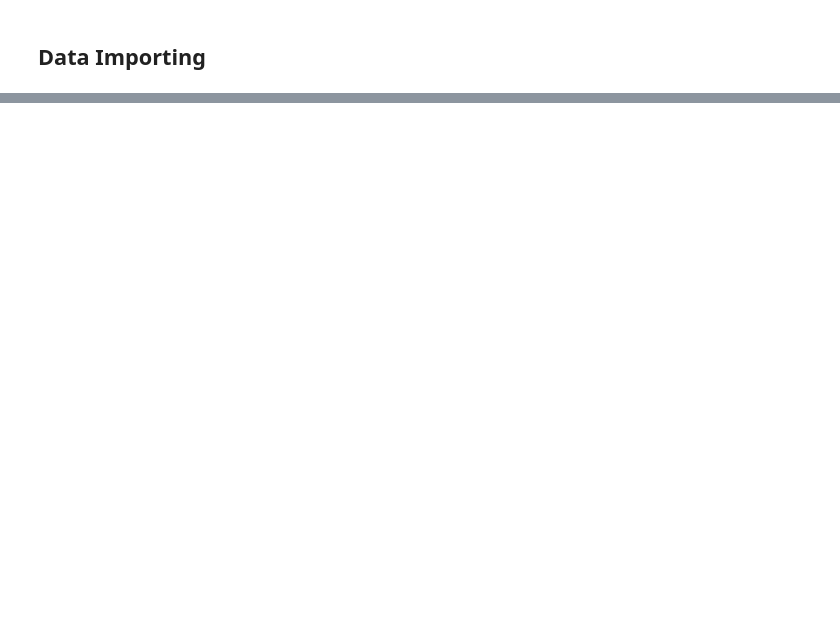
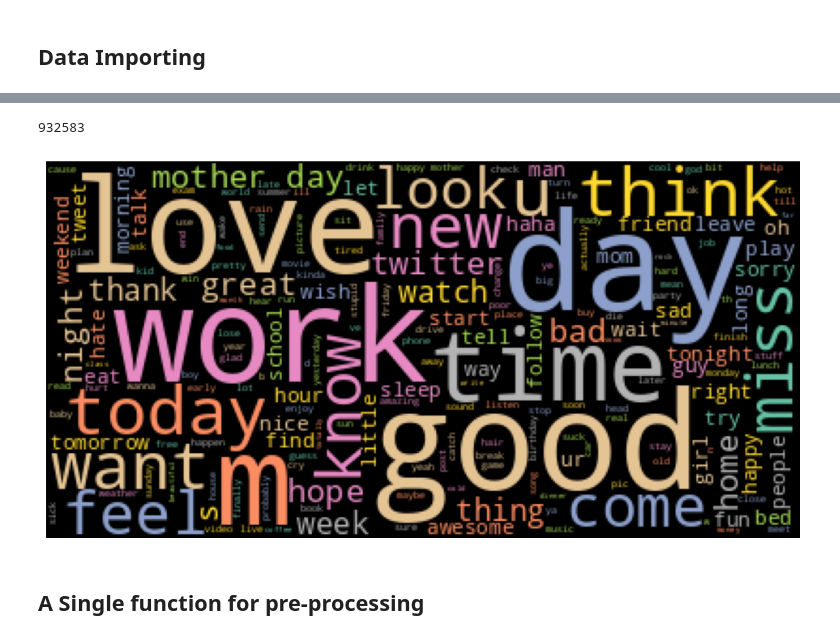
Before and after one commit to Sneha-sharma26/MLwithPy, a Jupyter notebook: NLP_preprocessing.ipynb, the cells around one changed output, grey strips where cells are left out. Drawn from its saved outputs; the diff is of its cells as text; code cells hidden in the pictures; blank space fills up the shorter version.

Commit message:
NLP Code- Text data preprocessing

```diff
--- a/NLP_preprocessing.ipynb
+++ b/NLP_preprocessing.ipynb
@@ -54,0 +346,3 @@ NameError: name 'pd' is not defined
+# %%
+%pip install https://github.com/explosion/spacy-models/releases/download/en_core_web_sm-3.7.1/en_core_web_sm-3.7.1-py3-none-any.whl  # to download the "en_core_web_sm" from spacy-models repo
+spacy_model = spacy.load('en_core_web_sm')   # loading en_core_web_sm from spacy model
@@ -54,0 +374,3 @@ NameError: name 'pd' is not defined
+# %%
+twitter_data["Lemmatized_tweet"] = twitter_data["tweet_cleaned_Regex"].apply(lambda x:" ".join([t.lemma_ for t in spacy_model(str(x))]))
+twitter_data[["raw_tweet","Lemmatized_tweet"]].sample(10)
@@ -54,0 +406,7 @@ NameError: name 'pd' is not defined
+# %%
+spacy_stopwords.update({"would", "rt","like", "ha", "lol", "need", "do"})
+twitter_data["Final_Cleaned_Tweet"] = twitter_data["Lemmatized_tweet"].apply(lambda x:[t for t in str(x).split() if t not in spacy_stopwords ])
+twitter_data["Final_Cleaned_Tweet_tokens"]=twitter_data["Final_Cleaned_Tweet"].apply(lambda x: " ".join(x) )
+
+# twitter_data[["raw_tweet","Final_Cleaned_Tweet_tokens"]].sample(10)
+twitter_data[["Final_Cleaned_Tweet","Final_Cleaned_Tweet_tokens"]].sample(10)
@@ -54,0 +450,15 @@ NameError: name 'pd' is not defined
+# %%
+final_text="".join(twitter_data["Final_Cleaned_Tweet_tokens"])
+len(final_text)
+# %% [output]
+932583
+# %%
+plt.figure(figsize = (12, 12), facecolor = None)
+wc=WordCloud(colormap='Set2').generate(final_text)
+plt.imshow(wc)
+plt.axis("off")
+plt.show()
+# %% [output]
+[figure, added]
+# %% [markdown]
+## A Single function for pre-processing
```
Also changed, not shown: parts of 44 cells of this notebook.
